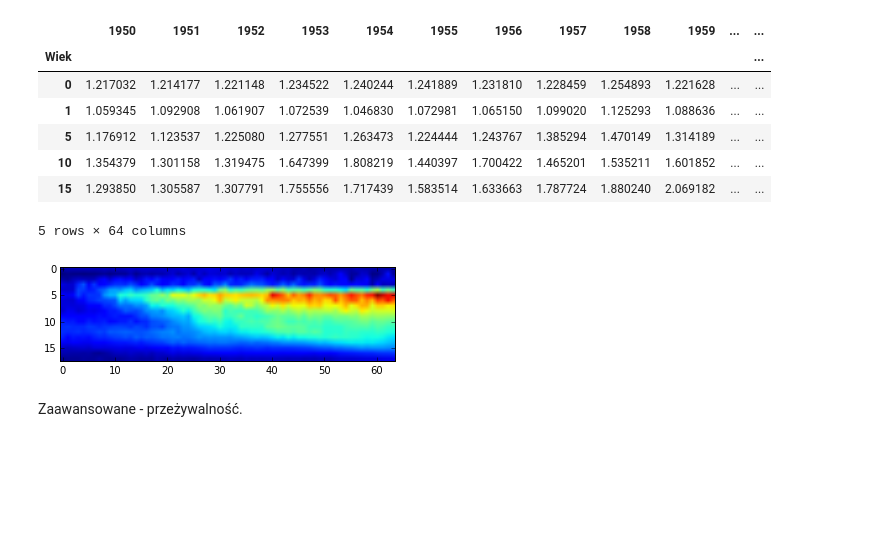
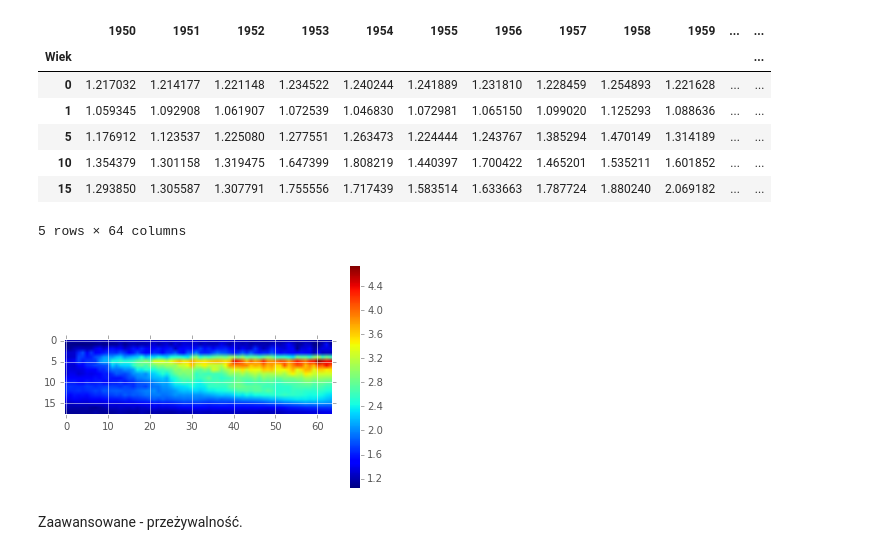
Before and after one commit to DELabUW/szkola-letnia-2015, a Jupyter notebook: zajecia/dzien0_wykresy_start.ipynb, the cells around one changed output. Cells and saved outputs as stored; diff of their text form; code cells hidden in the pictures; blank space fills up the shorter version.

```diff
--- a/zajecia/dzien0_wykresy_start.ipynb
+++ b/zajecia/dzien0_wykresy_start.ipynb
@@ -11,5 +11,7 @@ import pandas as pd
 
 # biblioteka do wykresów
 import matplotlib.pyplot as plt
+import matplotlib
+matplotlib.style.use('ggplot')
 # %% [markdown]
 Umiejętność robienia wykresów to sprawa życia i śmierci (w zawodzie) dla analizujących dane.
@@ -245,9 +272,10 @@ stosunek_mk.head()
 # %%
 # prościej ticky?
 plt.imshow(stosunek_mk)
+plt.colorbar()
 # plt.xticks(range(len(stosunek_mk.columns)), stosunek_mk.columns);
 # %% [output]
-[figure, old version]
+[figure, new version]
 # %% [markdown]
 Zaawansowane - przeżywalność.
 # %%
```
Also changed, not shown: parts of 17 cells of this notebook.
